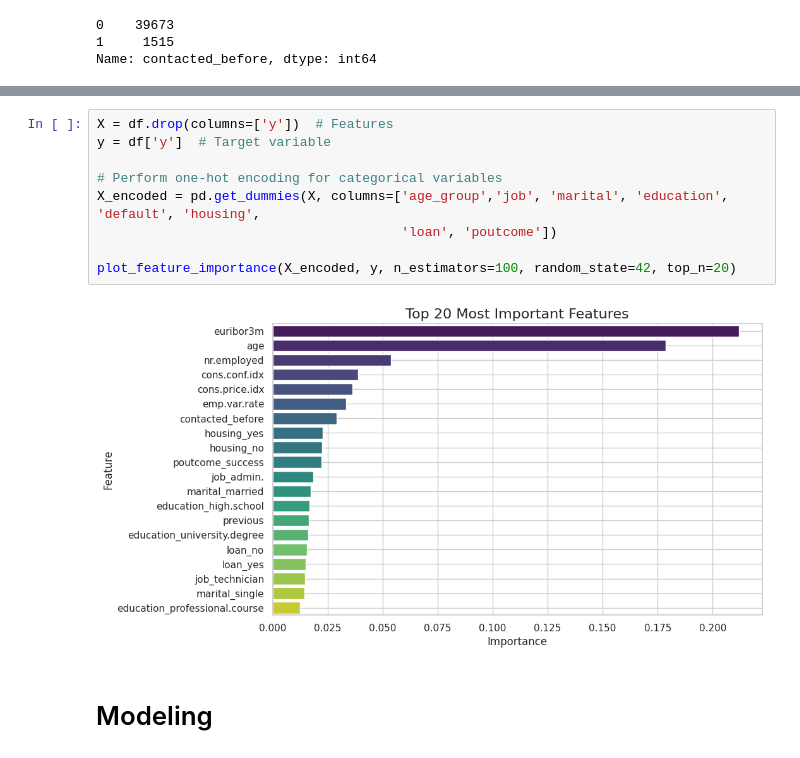
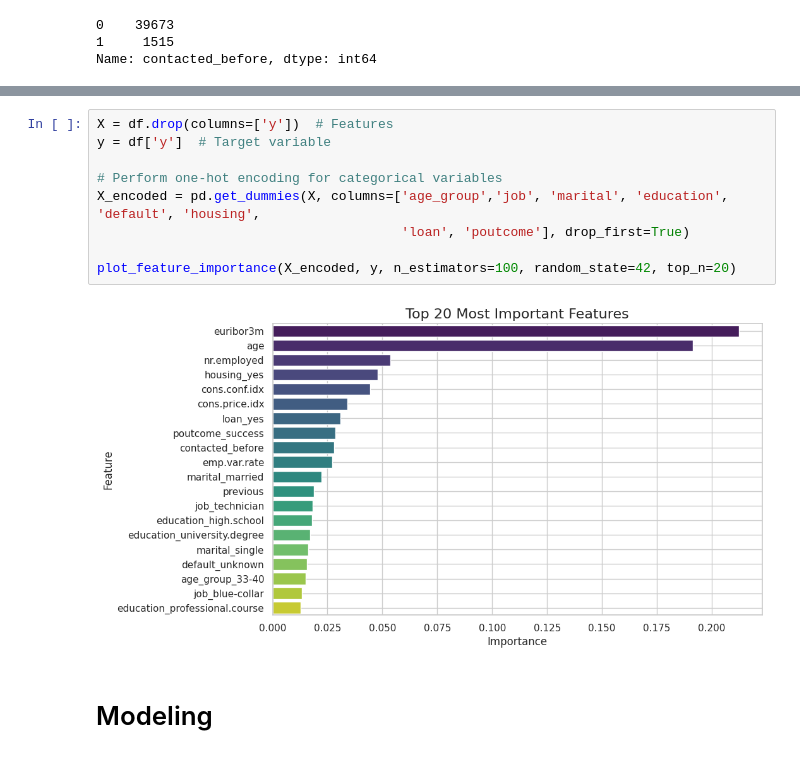
Before and after one commit to melihkurtaran/Bank_Marketing, a Jupyter notebook: TOM_Case.ipynb, the cells around one changed output, grey strips where cells are left out. Saved outputs shown, nothing was run; the diff lists cells and outputs as text.

```diff
--- a/TOM_Case.ipynb
+++ b/TOM_Case.ipynb
@@ -556,14 +592,14 @@ Name: contacted_before, dtype: int64
 # %%
 X = df.drop(columns=['y'])  # Features
 y = df['y']  # Target variable
 
 # Perform one-hot encoding for categorical variables
 X_encoded = pd.get_dummies(X, columns=['age_group','job', 'marital', 'education', 'default', 'housing',
-                                       'loan', 'poutcome'])
+                                       'loan', 'poutcome'], drop_first=True)
 
 plot_feature_importance(X_encoded, y, n_estimators=100, random_state=42, top_n=20)
 # %% [output]
-[figure, old version]
+[figure, new version]
 # %% [markdown]
 # Modeling
 # %% [markdown]
```
Also changed, not shown: parts of 6 cells of this notebook.
